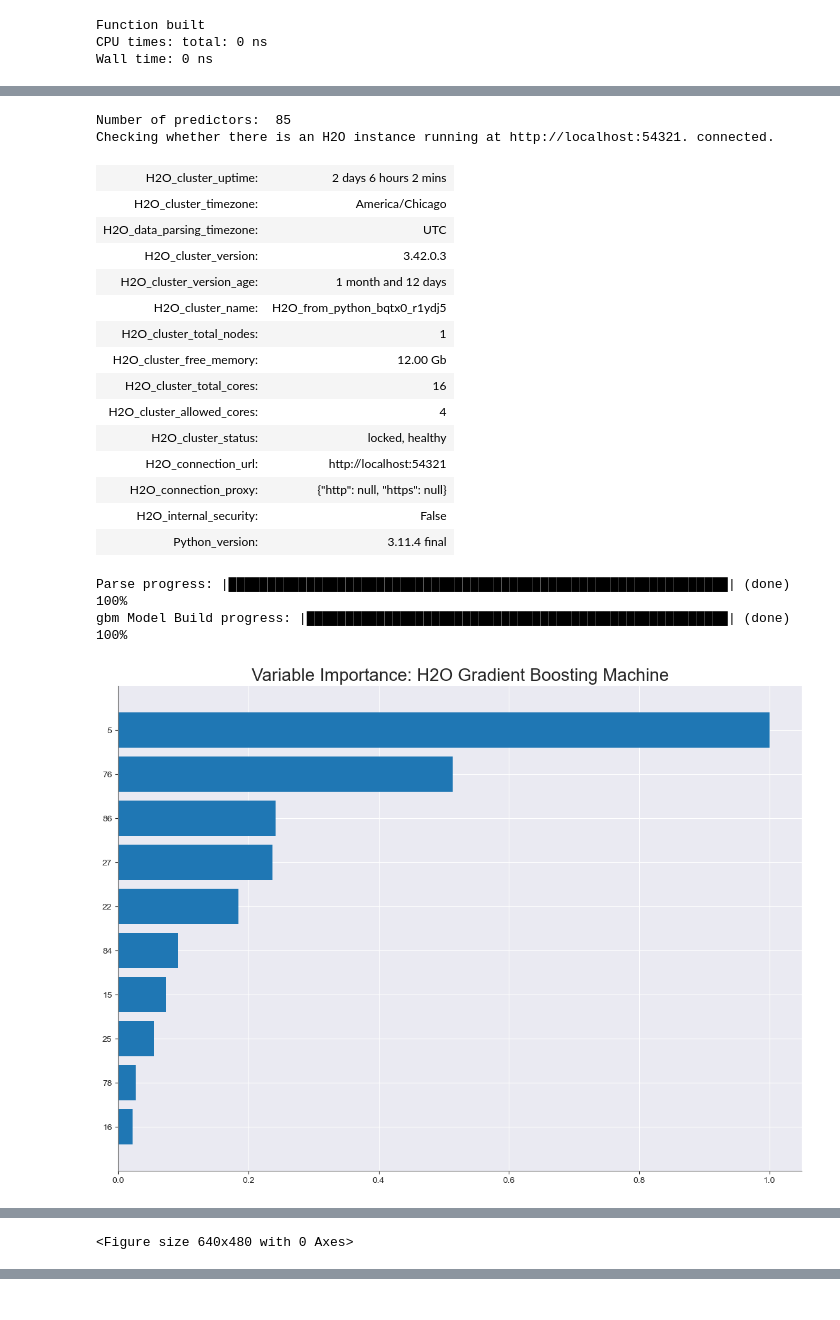
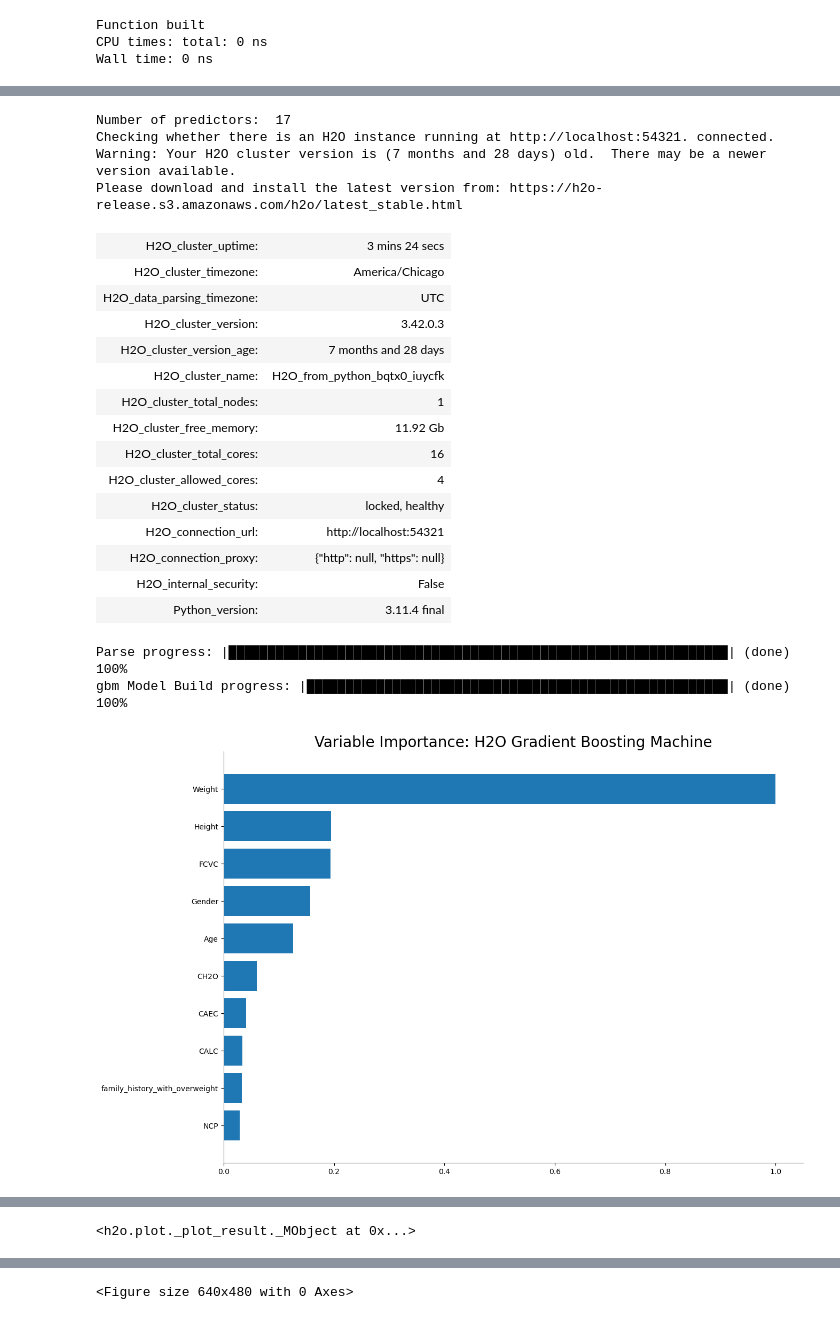
Before and after one commit to Brqtnguyen/DSPproject, a Jupyter notebook: DataVis.ipynb, the cells around one changed output, grey strips where cells are left out. Drawn from its saved outputs; the diff is of its cells as text; code cells hidden in the pictures.

```diff
--- a/DataVis.ipynb
+++ b/DataVis.ipynb
@@ -66,8 +66,8 @@ Wall time: 0 ns
 # %%
 %%time
 # Get data
-train=pd.read_csv('train_final.csv')
-test=pd.read_csv('test_final.csv')
+train=pd.read_csv('dataset/train.csv')
+test=pd.read_csv('dataset/test.csv')
 print("Data imported")
 
 ## from: https://www.kaggle.com/bextuychiev/how-to-work-w-million-row-datasets-like-a-pro
@@ -541,8 +648,7 @@ plt.show()
 
 # extract list of features
 features = train.columns.tolist()
-features.remove('Id')
-features.remove('Y')
+features.remove('NObeyesdad')
 
 # select predictors
 predictors = features
@@ -558,7 +664,7 @@ train_sub = train.sample(n=n_sub, random_state=42)
 train_hex = h2o.H2OFrame(train_sub)
 
 # force categorical target
-train_hex['Y'] = train_hex['Y'].asfactor()
+train_hex['NObeyesdad'] = train_hex['NObeyesdad'].asfactor()
 
 # fit Gradient Boosting model
 n_cv = 5 # 5 folds
@@ -571,38 +677,40 @@ fit_GBM = H2OGradientBoostingEstimator(ntrees=250,
                                        col_sample_rate=0.5,
                                        nfolds=n_cv,
                                        score_each_iteration=True,
                                        stopping_metric='auc',
                                        stopping_rounds=5,
                                        stopping_tolerance=0.0001*0.5,
                                        seed=999)
 # train model
 fit_GBM.train(x=predictors,
-              y='Y',
+              y='NObeyesdad',
               training_frame=train_hex)
 
 # variable importance
 fit_GBM.varimp_plot()
 
 # alternative variable importance using SHAP => see direction as well as severity of feature impact
-fit_GBM.shap_summary_plot(train_hex);
+#fit_GBM.shap_summary_plot(train_hex)
 # %% [output]
-Number of predictors:  85
+Number of predictors:  17
 Checking whether there is an H2O instance running at http://localhost:54321. connected.
+Warning: Your H2O cluster version is (7 months and 28 days) old.  There may be a newer version available.
+Please download and install the latest version from: https://h2o-release.s3.amazonaws.com/h2o/latest_stable.html
-| H2O_cluster_uptime: | 2 days 6 hours 2 mins |
+| H2O_cluster_uptime: | 3 mins 24 secs |
 | H2O_cluster_timezone: | America/Chicago |
 | H2O_data_parsing_timezone: | UTC |
 | H2O_cluster_version: | 3.42.0.3 |
-| H2O_cluster_version_age: | 1 month and 12 days |
-| H2O_cluster_name: | H2O_from_python_bqtx0_r1ydj5 |
+| H2O_cluster_version_age: | 7 months and 28 days |
+| H2O_cluster_name: | H2O_from_python_bqtx0_iuycfk |
 | H2O_cluster_total_nodes: | 1 |
-| H2O_cluster_free_memory: | 12.00 Gb |
+| H2O_cluster_free_memory: | 11.92 Gb |
 | H2O_cluster_total_cores: | 16 |
 | H2O_cluster_allowed_cores: | 4 |
 | H2O_cluster_status: | locked, healthy |
 | H2O_connection_url: | http://localhost:54321 |
 | H2O_connection_proxy: | {"http": null, "https": null} |
 | H2O_internal_security: | False |
 | Python_version: | 3.11.4 final |
 Parse progress: |████████████████████████████████████████████████████████████████| (done) 100%
 gbm Model Build progress: |██████████████████████████████████████████████████████| (done) 100%
-[figure, old version]
+[figure, new version]
@@ -611 +719 @@ Wall time: 1min 8s
-<Figure size 640x480 with 0 Axes>
+<h2o.plot._plot_result._MObject at 0x...>
@@ -612,0 +720 @@ Wall time: 1min 8s
+<Figure size 640x480 with 0 Axes>
```
Also changed, not shown: parts of 30 cells of this notebook.
